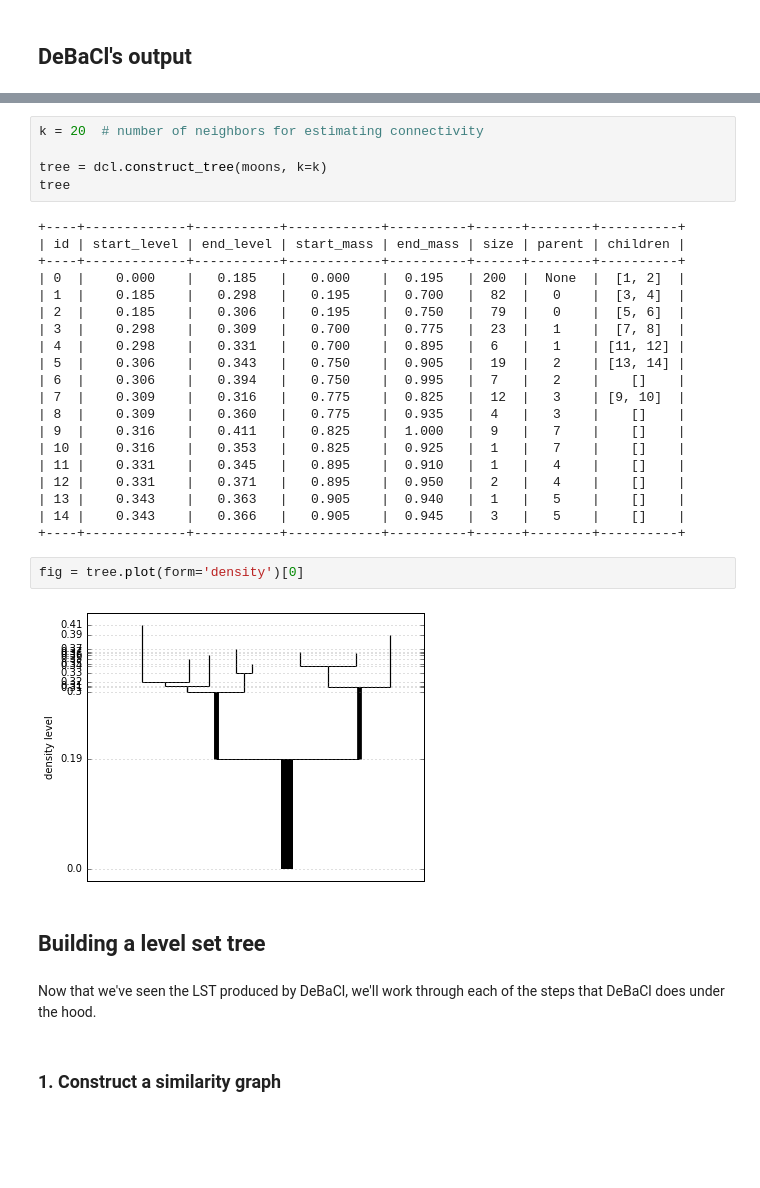
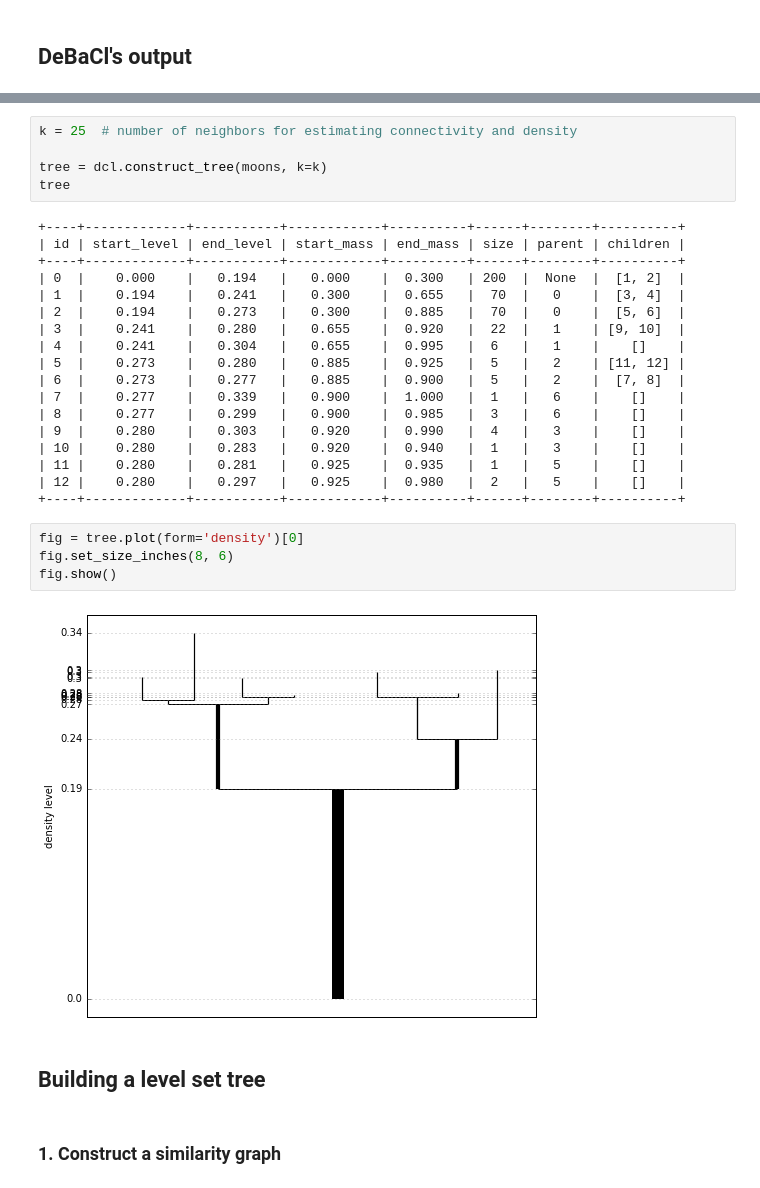
Before and after one commit to CoAxLab/DeBaCl, a Jupyter notebook: examples/what_are_level_set_trees.ipynb, the cells around one changed output, grey strips where cells are left out. Cells and saved outputs as stored; diff of their text form; blank space fills up the shorter version.

```diff
--- a/examples/what_are_level_set_trees.ipynb
+++ b/examples/what_are_level_set_trees.ipynb
@@ -53,5 +55,5 @@ Here's what you get by running DeBaCl on this dataset. Without pruning any of th
 # %%
-k = 20  # number of neighbors for estimating connectivity
+k = 25  # number of neighbors for estimating connectivity and density
 
 tree = dcl.construct_tree(moons, k=k)
 tree
@@ -59,30 +61,28 @@ tree
 +----+-------------+-----------+------------+----------+------+--------+----------+
 | id | start_level | end_level | start_mass | end_mass | size | parent | children |
 +----+-------------+-----------+------------+----------+------+--------+----------+
-| 0  |    0.000    |   0.185   |   0.000    |  0.195   | 200  |  None  |  [1, 2]  |
-| 1  |    0.185    |   0.298   |   0.195    |  0.700   |  82  |   0    |  [3, 4]  |
-| 2  |    0.185    |   0.306   |   0.195    |  0.750   |  79  |   0    |  [5, 6]  |
-| 3  |    0.298    |   0.309   |   0.700    |  0.775   |  23  |   1    |  [7, 8]  |
-| 4  |    0.298    |   0.331   |   0.700    |  0.895   |  6   |   1    | [11, 12] |
-| 5  |    0.306    |   0.343   |   0.750    |  0.905   |  19  |   2    | [13, 14] |
-| 6  |    0.306    |   0.394   |   0.750    |  0.995   |  7   |   2    |    []    |
-| 7  |    0.309    |   0.316   |   0.775    |  0.825   |  12  |   3    | [9, 10]  |
-| 8  |    0.309    |   0.360   |   0.775    |  0.935   |  4   |   3    |    []    |
-| 9  |    0.316    |   0.411   |   0.825    |  1.000   |  9   |   7    |    []    |
-| 10 |    0.316    |   0.353   |   0.825    |  0.925   |  1   |   7    |    []    |
-| 11 |    0.331    |   0.345   |   0.895    |  0.910   |  1   |   4    |    []    |
-| 12 |    0.331    |   0.371   |   0.895    |  0.950   |  2   |   4    |    []    |
-| 13 |    0.343    |   0.363   |   0.905    |  0.940   |  1   |   5    |    []    |
-| 14 |    0.343    |   0.366   |   0.905    |  0.945   |  3   |   5    |    []    |
+| 0  |    0.000    |   0.194   |   0.000    |  0.300   | 200  |  None  |  [1, 2]  |
+| 1  |    0.194    |   0.241   |   0.300    |  0.655   |  70  |   0    |  [3, 4]  |
+| 2  |    0.194    |   0.273   |   0.300    |  0.885   |  70  |   0    |  [5, 6]  |
+| 3  |    0.241    |   0.280   |   0.655    |  0.920   |  22  |   1    | [9, 10]  |
+| 4  |    0.241    |   0.304   |   0.655    |  0.995   |  6   |   1    |    []    |
+| 5  |    0.273    |   0.280   |   0.885    |  0.925   |  5   |   2    | [11, 12] |
+| 6  |    0.273    |   0.277   |   0.885    |  0.900   |  5   |   2    |  [7, 8]  |
+| 7  |    0.277    |   0.339   |   0.900    |  1.000   |  1   |   6    |    []    |
+| 8  |    0.277    |   0.299   |   0.900    |  0.985   |  3   |   6    |    []    |
+| 9  |    0.280    |   0.303   |   0.920    |  0.990   |  4   |   3    |    []    |
+| 10 |    0.280    |   0.283   |   0.920    |  0.940   |  1   |   3    |    []    |
+| 11 |    0.280    |   0.281   |   0.925    |  0.935   |  1   |   5    |    []    |
+| 12 |    0.280    |   0.297   |   0.925    |  0.980   |  2   |   5    |    []    |
 +----+-------------+-----------+------------+----------+------+--------+----------+
 # %%
 fig = tree.plot(form='density')[0]
+fig.set_size_inches(8, 6)
+fig.show()
 # %% [output]
-[figure, old version]
+[figure, new version]
 # %% [markdown]
 ## Building a level set tree
-# %% [markdown]
-Now that we've seen the LST produced by DeBaCl, we'll work through each of the steps that DeBaCl does under the hood.
 # %% [markdown]
 ### 1. Construct a similarity graph
 # %% [markdown]
```
Also changed, not shown: parts of 31 cells of this notebook.
